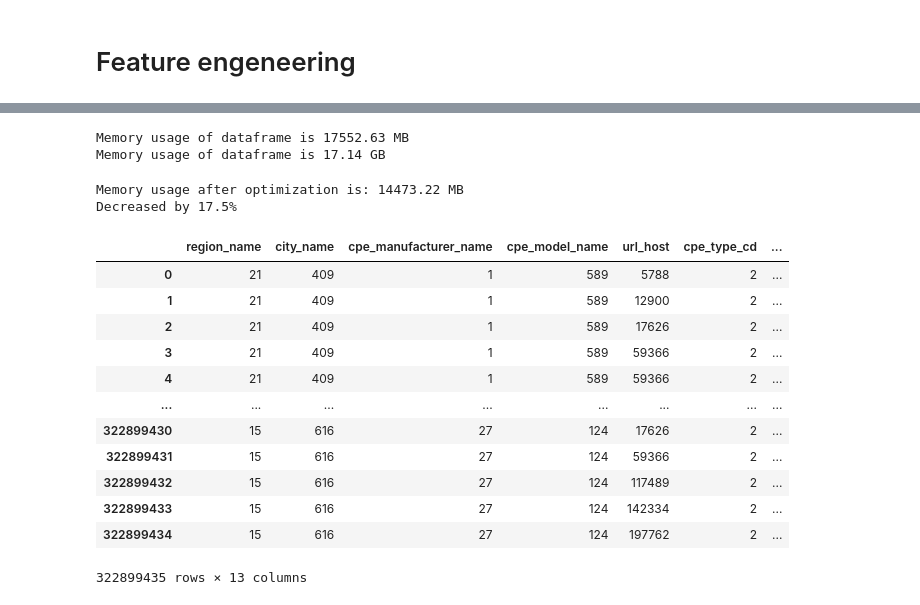
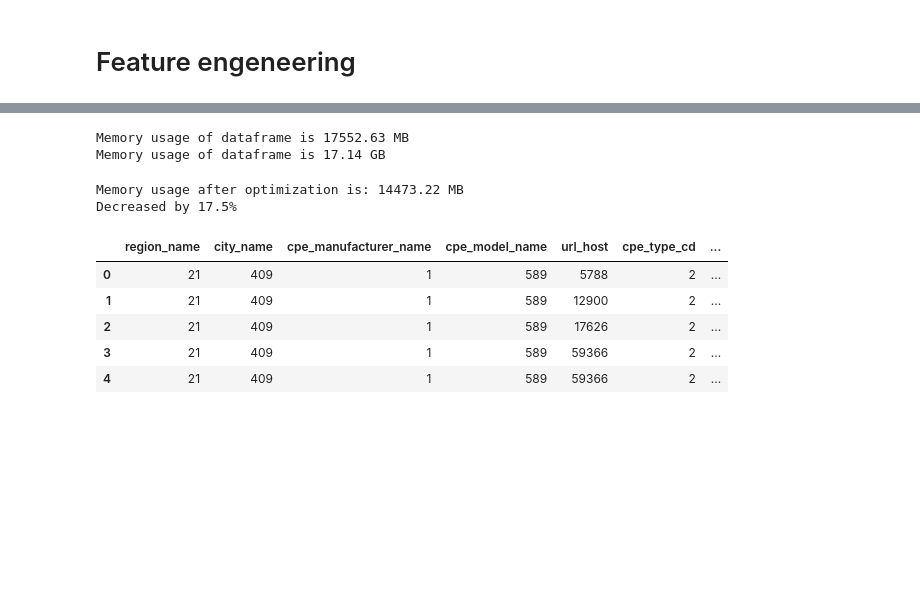
Before and after one commit to shockless/mts-ml-cup, a Jupyter notebook: seq2seq_baseline.ipynb, the cells around one changed output, grey strips where cells are left out. Cells and saved outputs as stored; diff of their text form; code cells hidden in the pictures; blank space fills up the shorter version.

```diff
--- a/seq2seq_baseline.ipynb
+++ b/seq2seq_baseline.ipynb
@@ -158,26 +137,19 @@ df
 # %%
 df = pandas_string_to_cat(df,
                             [
                             "domain",
                             "url_host"
                             ]
                            )
-df
+df.head()
 # %% [output]
 Memory usage of dataframe is 17552.63 MB
 Memory usage of dataframe is 17.14 GB
 Memory usage after optimization is: 14473.22 MB
 Decreased by 17.5%
 |  | region_name | city_name | cpe_manufacturer_name | cpe_model_name | url_host | cpe_type_cd | ... |
 | 0 | 21 | 409 | 1 | 589 | 5788 | 2 | ... |
 | 1 | 21 | 409 | 1 | 589 | 12900 | 2 | ... |
 | 2 | 21 | 409 | 1 | 589 | 17626 | 2 | ... |
 | 3 | 21 | 409 | 1 | 589 | 59366 | 2 | ... |
 | 4 | 21 | 409 | 1 | 589 | 59366 | 2 | ... |
-| ... | ... | ... | ... | ... | ... | ... | ... |
-| 322899430 | 15 | 616 | 27 | 124 | 17626 | 2 | ... |
-| 322899431 | 15 | 616 | 27 | 124 | 59366 | 2 | ... |
-| 322899432 | 15 | 616 | 27 | 124 | 117489 | 2 | ... |
-| 322899433 | 15 | 616 | 27 | 124 | 142334 | 2 | ... |
-| 322899434 | 15 | 616 | 27 | 124 | 197762 | 2 | ... |
-322899435 rows × 13 columns
```
Also changed, not shown: parts of 31 cells of this notebook, 3 other files.
